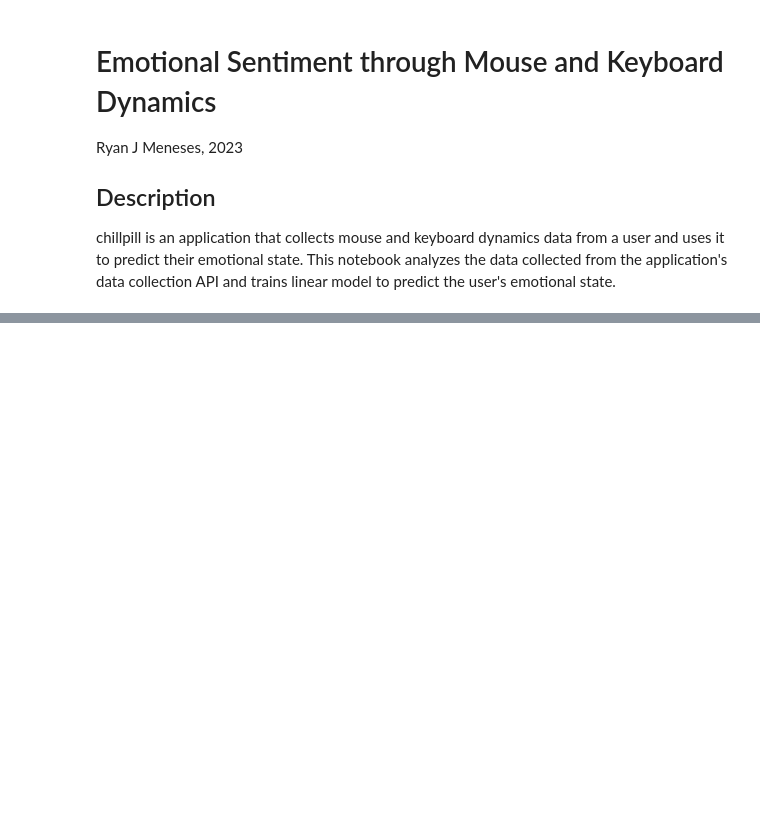
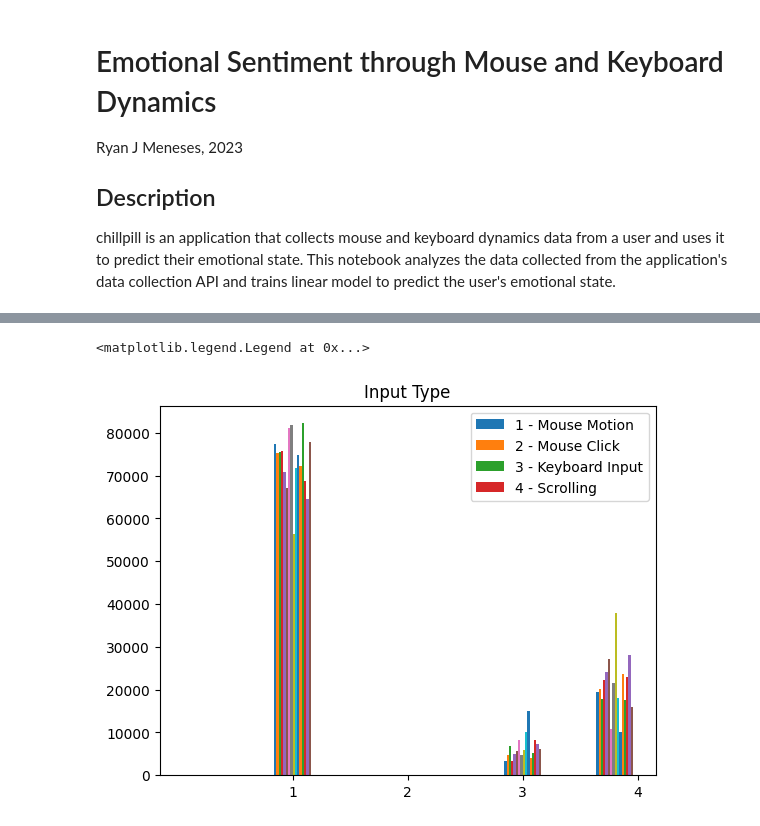
Before and after one commit to hiyaryan/chillpill, a Jupyter notebook: tracking.ipynb, the cells around one changed output, grey strips where cells are left out. Saved outputs shown, nothing was run; the diff lists cells and outputs as text; code cells hidden in the pictures; blank space fills up the shorter version.

```diff
--- a/tracking.ipynb
+++ b/tracking.ipynb
@@ -86,0 +147,19 @@ plt.show()
+# %%
+# combine the input_type for all of the dataframes in the tracking_data array into a single histogram
+plt.hist([dataframe["input_type"] for dataframe in tracking_data])
+plt.xticks(range(1, 5))
+
+plt.title("Input Type")
+
+# add a legend for the input_type values decoded into Mouse Motion, Mouse Click, Keyboard Input, and Scrolling
+plt.legend(
+    [
+        "1 - Mouse Motion",
+        "2 - Mouse Click",
+        "3 - Keyboard Input",
+        "4 - Scrolling",
+    ],
+)
+# %% [output]
+<matplotlib.legend.Legend at 0x...>
+[figure, added]
```
Also changed, not shown: parts of 16 cells of this notebook, 4 other files.
